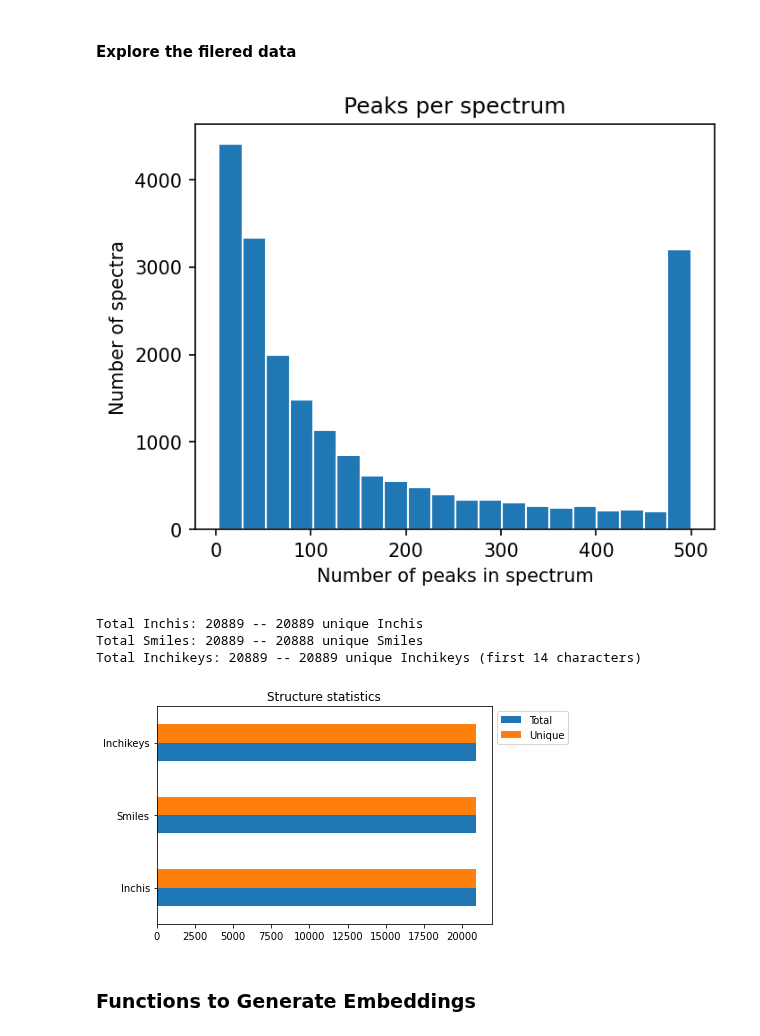
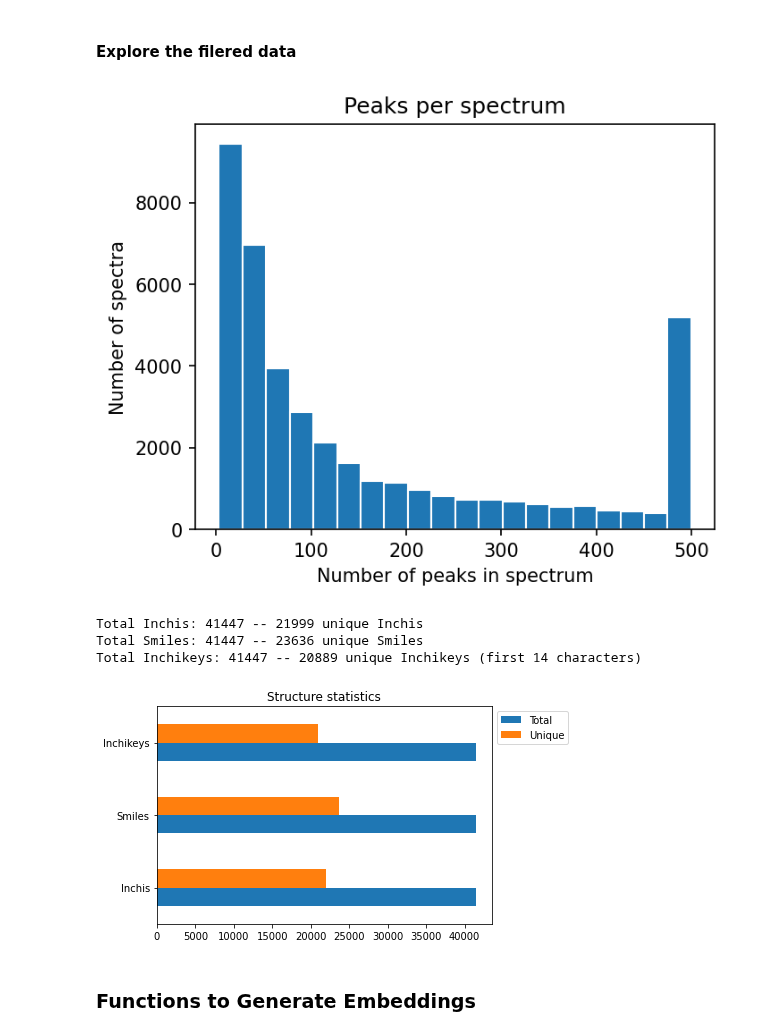
Before and after one commit to LukaLmelias/DeepCCA_thesis, a Jupyter notebook: data_exploration_embeddings.ipynb, the cells around one changed output. Saved outputs shown, nothing was run; the diff lists cells and outputs as text; code cells hidden in the pictures.

```diff
--- a/data_exploration_embeddings.ipynb
+++ b/data_exploration_embeddings.ipynb
@@ -375,9 +375,18 @@ class AverageFiltering:
                     index=specID, threshold=self.intensity_thres) for
                                       specID in specIDs])
                 sufficient_peaks = np.where(num_peaks >= self.n_peaks_required)[0]
+
+
+
                 if sufficient_peaks.size == 0:
                     sufficient_peaks = np.where(num_peaks == max(num_peaks))[0]
+
                 step1IDs = specIDs[sufficient_peaks]
+
+
+                #print('num_peak1', num_peaks)
+                #print('step1id:',step1IDs)
+
 
                 # 2 select best spectrum qualities
                 # (according to gnps measure). 1 > 2 > 3
@@ -385,20 +394,24 @@ class AverageFiltering:
                     [int(self.spectra[specID].get("library_class",\
                                                   self.gnps_spec_quality_measure))
                      for specID in step1IDs])  # default is 3; worst quality
+                #print('qualities',qualities)
                 step2IDs = step1IDs[np.where(qualities == min(qualities))[0]]
-                #print(step2IDs)
+                #print('step2id:',step2IDs)
 
                 # 3 Select the ones with most peaks > threshold
                 num_peaks = np.array([self.count_higher_peaks(
                     index=specID, threshold=self.intensity_thres) for specID in step2IDs])
 
                 #pick = np.argmax(num_peaks)
+                #ID_picks.append(step2IDs[pick])
 
 #                 # order this and take the first specified instead of argmax
-                num_peaks = np.sort(num_peaks)[::-1][:3]
-                print(num_peaks)
+                num_peaks_sorted = np.sort(num_peaks)[::-1][:3]
+                #print('num_peaks:',num_peaks)
 
-                for pick in num_peaks:
+                for i in num_peaks_sorted:
+                    #pick = int(np.where(num_peaks == i)[0])
+                    pick = list(num_peaks).index(i)
                     ID_picks.append(step2IDs[pick])
 
         ID_picks.sort()  # ensure order
@@ -413,7 +426,13 @@ class AverageFiltering:
 
         return uniq_spec_data
 # %%
-# call the filtering functions
-unique_spectra = AverageFiltering(spec_data[:200]).unique_spectra()
+unique_spec = AverageFiltering(spec_data).unique_spectra()
+#unique_spec
 
-len(unique_spectra)
+
+# for i in unique_ids:
+#     print(type(i))
+# # call the filtering functions
+# unique_ids = AverageFiltering(spec_data[:200])#.unique_spectra()
+
+# len(unique_ids)
@@ -476,15 +513,15 @@ ave_inchi[0:10]
 # %% [markdown]
 #### Explore the filered data
 # %%
-unique_expl = DataExploration(unique_spectra)
+unique_expl = DataExploration(unique_spec)
 unique_expl.plot_peaks()
 unique_expl.count_annotations()
 # %% [output]
-[figure, old version]
+[figure, new version]
-Total Inchis: 20889 -- 20889 unique Inchis
-Total Smiles: 20889 -- 20888 unique Smiles
-Total Inchikeys: 20889 -- 20889 unique Inchikeys (first 14 characters)
+Total Inchis: 41447 -- 21999 unique Inchis
+Total Smiles: 41447 -- 23636 unique Smiles
+Total Inchikeys: 41447 -- 20889 unique Inchikeys (first 14 characters)
-[figure, old version]
+[figure, new version]
 # %% [markdown]
 ### Functions to Generate Embeddings
 # %%
```
Also changed, not shown: parts of 3 cells of this notebook.
